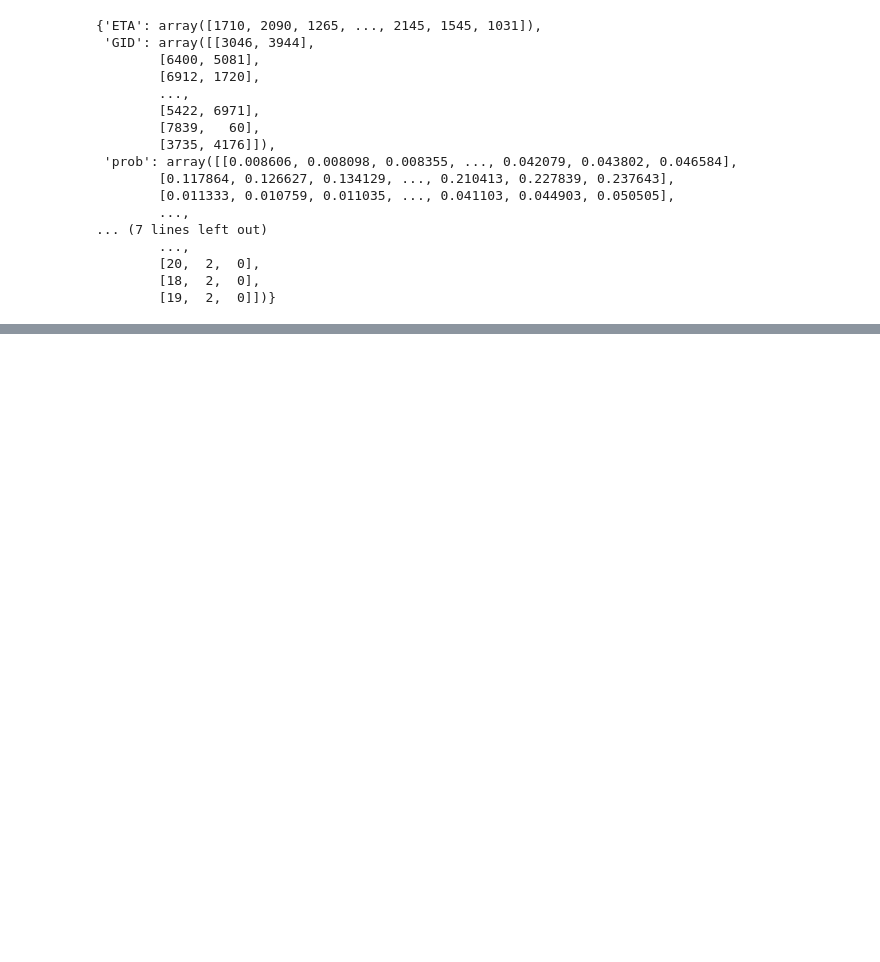
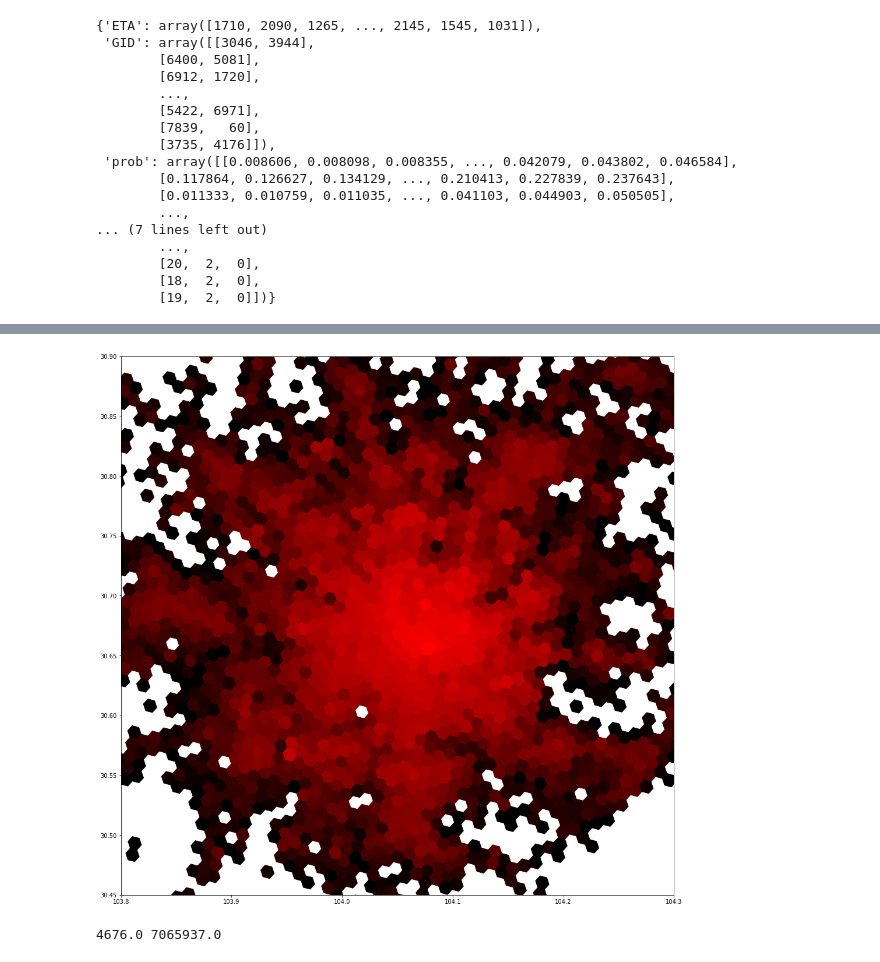
Before and after one commit to zyr17/KDD-Cup-2020-RL, a Jupyter notebook: dataprocess.ipynb, the cells around one changed output, grey strips where cells are left out. Saved outputs shown, nothing was run; the diff lists cells and outputs as text; code cells hidden in the pictures; blank space fills up the shorter version.

```diff
--- a/dataprocess.ipynb
+++ b/dataprocess.ipynb
@@ -342,0 +441,2 @@ cancel_train
+# %%
+cancel_data = pickle.load(open(folder + 'cancel_prob.pkl', 'rb'))
@@ -342,0 +658,42 @@ cancel_train
+# %%
+select = np.array([0.] * len(vx))
+for i in ride_req_data['start_grid']:
+    if i != -1:
+        select[i] += 1
+select_ori = select.copy()
+select[select == 0] = 1e-100
+select = np.log(select)
+select /= select.max()
+vx = grid_data['vertex']
+plt.figure(figsize=(17,17))
+for num, i in enumerate(vx):
+    if select[num] < 0:
+        continue
+    plt.fill(i[:,0], i[:,1], color=[select[num],0,0,1.0])
+plt.xlim(103.8, 104.3)
+plt.ylim(30.45, 30.9)
+#plt.xlim(103.19194719818681, 104.65707480181321)
+#plt.ylim(30.129023339198373, 31.13806666080163)
+plt.show()
+# %% [output]
+[figure, added]
+# %%
+count = 0
+'''
+for num, [i, gid] in enumerate(zip(ride_req_data['pos'], ride_req_data['start_grid'])):
+    if True or select[gid] < 0:
+        i = i[0]
+        minxy = [103.5, 30.4]
+        maxxy = [104.5, 31]
+        if (i < minxy).any() or (i > maxxy).any():
+            count += 1
+'''
+for num, i in enumerate(vx):
+    i = i.mean(axis=0)
+    minxy = [103.8, 30.45]
+    maxxy = [104.3, 30.9]
+    if (i < minxy).any() or (i > maxxy).any():
+        count += select_ori[num]
+print(count, select_ori.sum())
+# %% [output]
+4676.0 7065937.0
```
Also changed, not shown: parts of 51 cells of this notebook, 5 other files.
